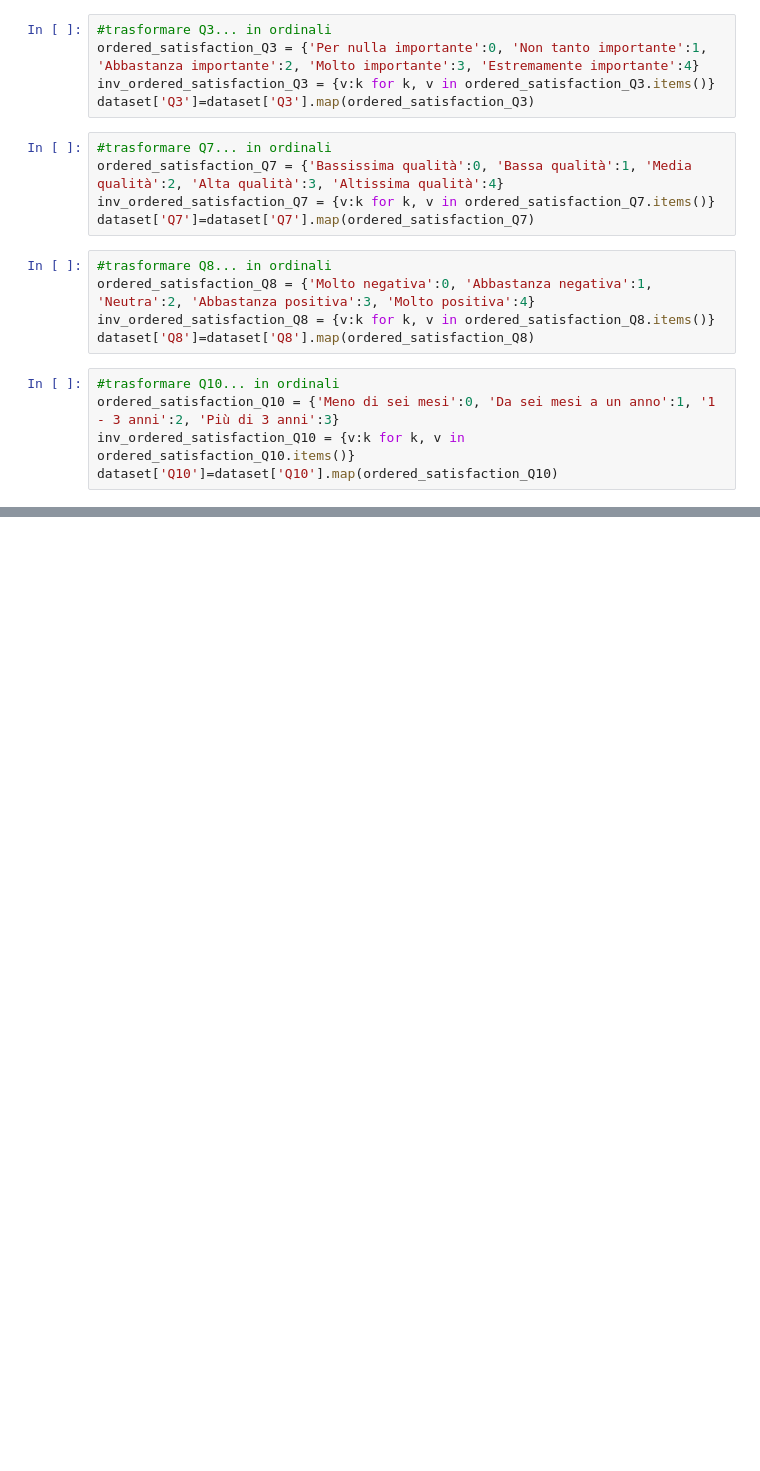
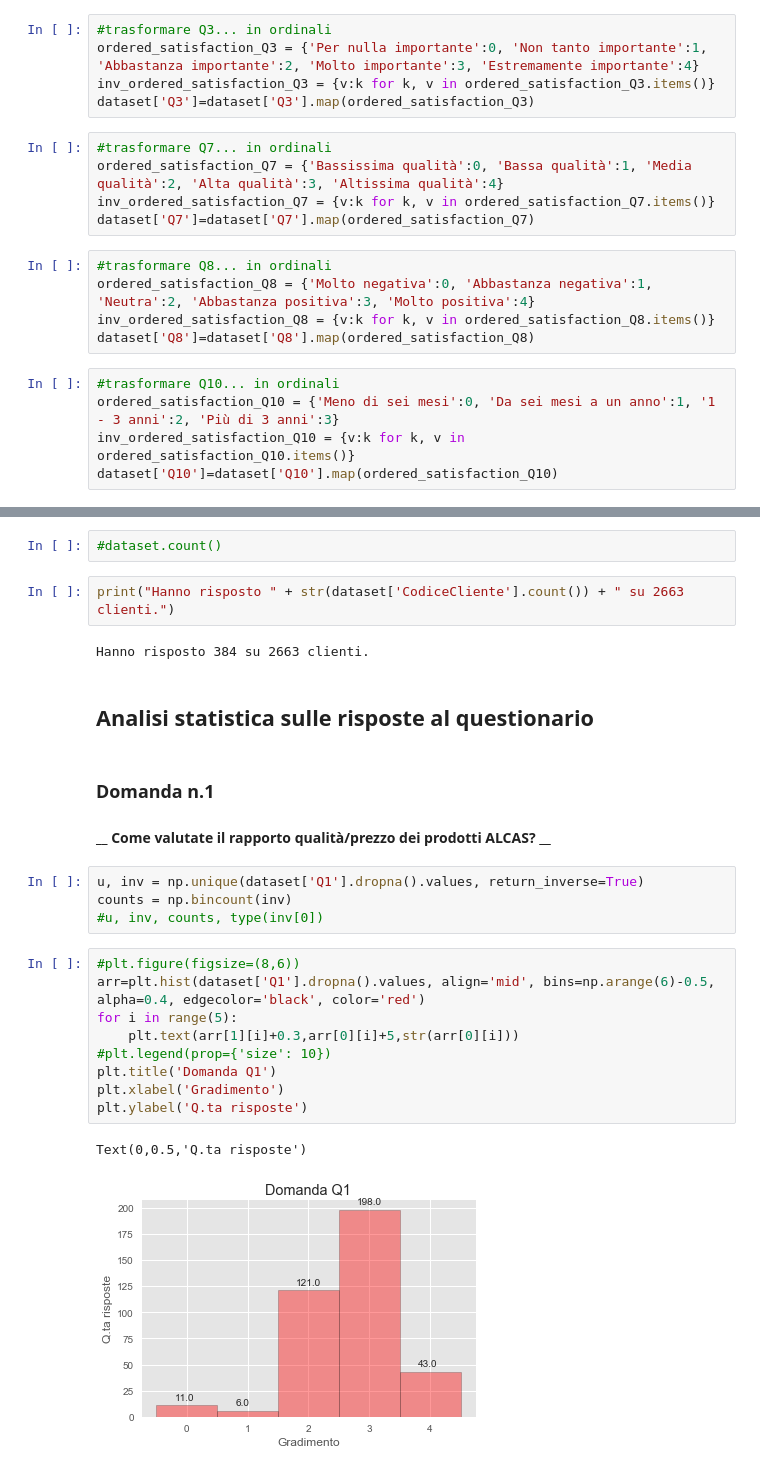
Before and after one commit to TheOrangeJuice/ALCAS, a Jupyter notebook: Quality Survey.ipynb, the cells around one changed output, grey strips where cells are left out. Drawn from its saved outputs; the diff is of its cells as text; blank space fills up the shorter version.

```diff
--- a/Quality Survey.ipynb
+++ b/Quality Survey.ipynb
@@ -256,0 +128,27 @@ print "Hello World"
+# %%
+#dataset.count()
+# %%
+print("Hanno risposto " + str(dataset['CodiceCliente'].count()) + " su 2663 clienti.")
+# %% [output]
+Hanno risposto 384 su 2663 clienti.
+# %% [markdown]
+## Analisi statistica sulle risposte al questionario
+# %% [markdown]
+### Domanda n.1
+#### __ Come valutate il rapporto qualità/prezzo dei prodotti ALCAS? __
+# %%
+u, inv = np.unique(dataset['Q1'].dropna().values, return_inverse=True)
+counts = np.bincount(inv)
+#u, inv, counts, type(inv[0])
+# %%
+#plt.figure(figsize=(8,6))
+arr=plt.hist(dataset['Q1'].dropna().values, align='mid', bins=np.arange(6)-0.5, alpha=0.4, edgecolor='black', color='red')
+for i in range(5):
+    plt.text(arr[1][i]+0.3,arr[0][i]+5,str(arr[0][i]))
+#plt.legend(prop={'size': 10})
+plt.title('Domanda Q1')
+plt.xlabel('Gradimento')
+plt.ylabel('Q.ta risposte')
+# %% [output]
+Text(0,0.5,'Q.ta risposte')
+[figure, added]
```
Also changed, not shown: parts of 87 cells of this notebook.
